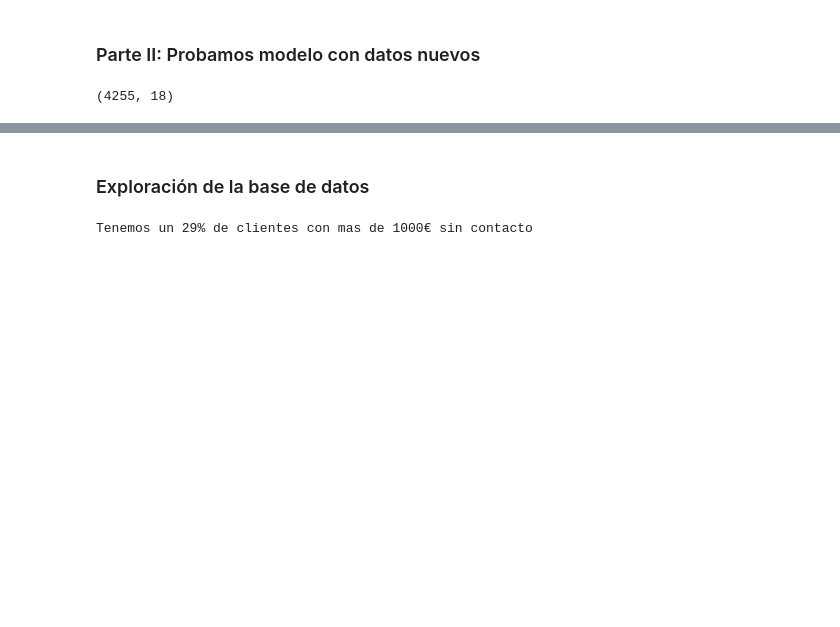
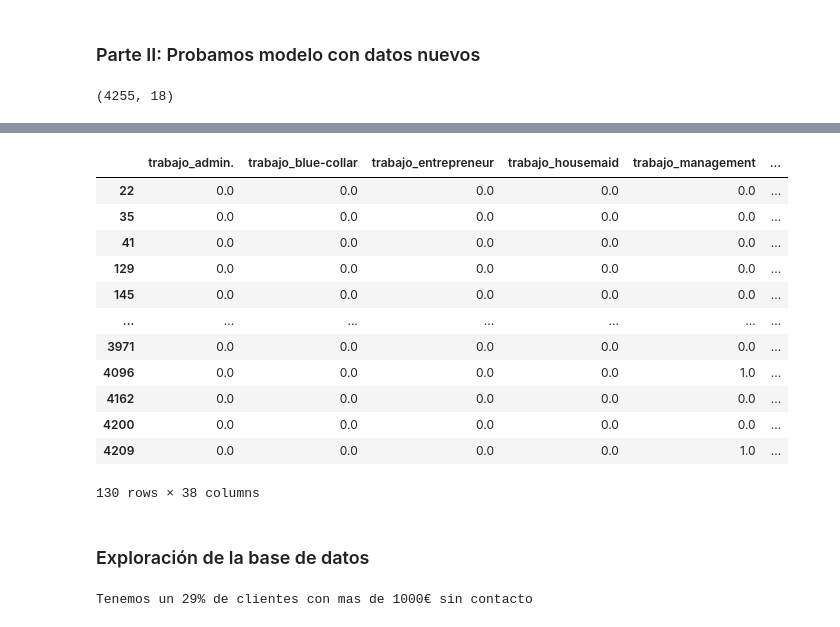
Before and after one commit to erxgli/Amacor_contexto_bancario, a Jupyter notebook: Caso_Práctico_3.ipynb, the cells around one changed output, grey strips where cells are left out. Saved outputs shown, nothing was run; the diff lists cells and outputs as text; code cells hidden in the pictures; blank space fills up the shorter version.

Commit message:
se añade probabilidades

```diff
--- a/Caso_Práctico_3.ipynb
+++ b/Caso_Práctico_3.ipynb
@@ -506,3 +431,0 @@ def plot_learning_curve(estimator, X, y, title="Learning Curve", cv=None, n_jobs
-# %%
-plot_learning_curve(modelo, X_train, y_train, cv=5, title="Curva de Aprendizaje")
-plt.show()
@@ -546,3 +431,0 @@ def plot_learning_curve_mse(estimator, X, y, title="Learning Curve", cv=None, n_
-# %%
-plot_learning_curve_mse(modelo, X_train, y_train, cv=5, title="Curva de Aprendizaje con MSE")
-plt.show()
@@ -550,0 +432,13 @@ plt.show()
+# %%
+from sklearn.neighbors import KNeighborsClassifier
+from sklearn.model_selection import GridSearchCV
+from sklearn.metrics import mean_squared_error
+
+modelo = KNeighborsClassifier(n_neighbors=7, weights='distance',p=2,algorithm = 'auto')
+modelo.fit(X_train, y_train)
+
+# Utilizar predict_proba para obtener probabilidades
+probabilidades = modelo.predict_proba(X_test)
+predicciones = modelo.predict(X_test)
+probabilidades_df_model_train=modelo.predict_proba(X).round(2)
+df_model_train[['no','si']]=probabilidades_df_model_train
@@ -630,4 +539,4 @@ grupos = mi_cluster.fit_predict(df_model_no_viewed_data)
 df_model_no_viewed_data['clusters'] = grupos
 df_model_no_viewed_data.drop(columns='clusters',inplace=True)
 # %%
-df_model_no_viewed_data['predicciones'] = modelo.predict(df_model_no_viewed_data)
+df_model_no_viewed_data[['porcentaje_no','porcentaje_si']] = modelo.predict_proba(df_model_no_viewed_data).round(2)
@@ -634,3 +558,19 @@ df_model_no_viewed_data['predicciones'] = modelo.predict(df_model_no_viewed_data
+# %%
+df_model_no_viewed_data[df_model_no_viewed_data['porcentaje_si']> 0.60]
+# %% [output]
+|  | trabajo_admin. | trabajo_blue-collar | trabajo_entrepreneur | trabajo_housemaid | trabajo_management | ... |
+| 22 | 0.0 | 0.0 | 0.0 | 0.0 | 0.0 | ... |
+| 35 | 0.0 | 0.0 | 0.0 | 0.0 | 0.0 | ... |
+| 41 | 0.0 | 0.0 | 0.0 | 0.0 | 0.0 | ... |
+| 129 | 0.0 | 0.0 | 0.0 | 0.0 | 0.0 | ... |
+| 145 | 0.0 | 0.0 | 0.0 | 0.0 | 0.0 | ... |
+| ... | ... | ... | ... | ... | ... | ... |
+| 3971 | 0.0 | 0.0 | 0.0 | 0.0 | 0.0 | ... |
+| 4096 | 0.0 | 0.0 | 0.0 | 0.0 | 1.0 | ... |
+| 4162 | 0.0 | 0.0 | 0.0 | 0.0 | 0.0 | ... |
+| 4200 | 0.0 | 0.0 | 0.0 | 0.0 | 0.0 | ... |
+| 4209 | 0.0 | 0.0 | 0.0 | 0.0 | 1.0 | ... |
+130 rows × 38 columns
 # %% [markdown]
 ### Exploración de la base de datos
 # %%
```
Also changed, not shown: parts of 14 cells of this notebook, 1 other file.
